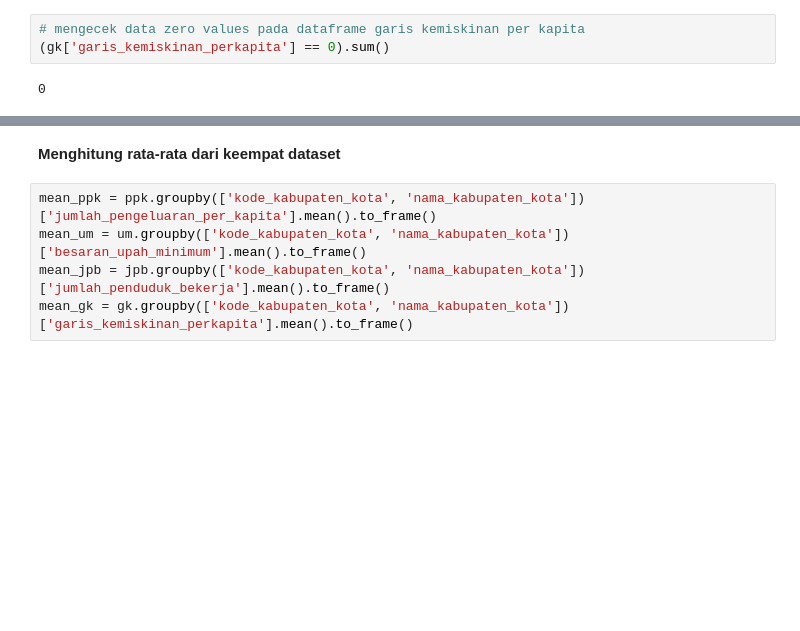
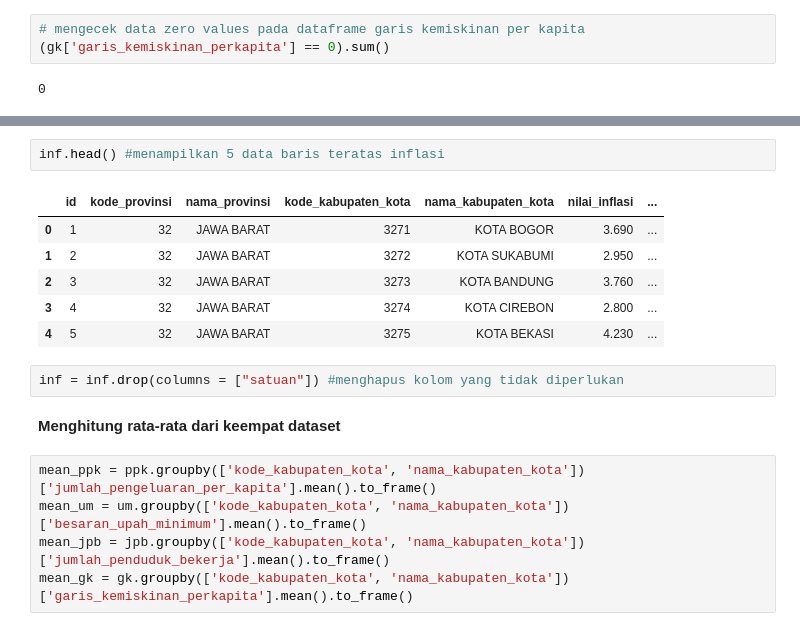
Before and after one commit to boyaditya/Data-Mining-and-Warehouse, a Jupyter notebook: V2/EDA Kelompok 3.ipynb, the cells around one changed output, grey strips where cells are left out. Cells and saved outputs as stored; diff of their text form; blank space fills up the shorter version.

```diff
--- a/V2/EDA Kelompok 3.ipynb
+++ b/V2/EDA Kelompok 3.ipynb
@@ -262,3 +284,14 @@ dtype: int64
+# %%
+inf.head() #menampilkan 5 data baris teratas inflasi
+# %% [output]
+|  | id | kode_provinsi | nama_provinsi | kode_kabupaten_kota | nama_kabupaten_kota | nilai_inflasi | ... |
+| 0 | 1 | 32 | JAWA BARAT | 3271 | KOTA BOGOR | 3.690 | ... |
+| 1 | 2 | 32 | JAWA BARAT | 3272 | KOTA SUKABUMI | 2.950 | ... |
+| 2 | 3 | 32 | JAWA BARAT | 3273 | KOTA BANDUNG | 3.760 | ... |
+| 3 | 4 | 32 | JAWA BARAT | 3274 | KOTA CIREBON | 2.800 | ... |
+| 4 | 5 | 32 | JAWA BARAT | 3275 | KOTA BEKASI | 4.230 | ... |
+# %%
+inf = inf.drop(columns = ["satuan"]) #menghapus kolom yang tidak diperlukan
 # %% [markdown]
 **Menghitung rata-rata dari keempat dataset**
 # %%
```
Also changed, not shown: parts of 12 cells of this notebook, 1 other file.
